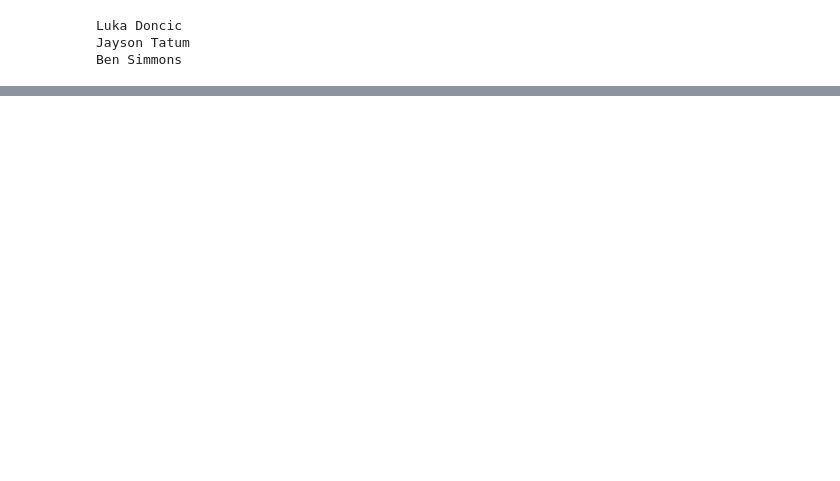
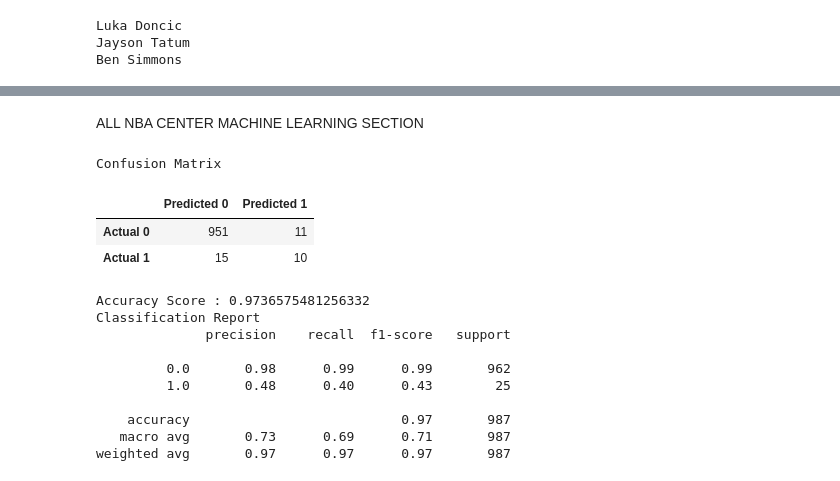
Before and after one commit to AForbis/Bootcamp_Final_Project, a Jupyter notebook: final_project_segment.ipynb, the cells around one changed output, grey strips where cells are left out. Saved outputs shown, nothing was run; the diff lists cells and outputs as text; code cells hidden in the pictures; blank space fills up the shorter version.

```diff
--- a/final_project_segment.ipynb
+++ b/final_project_segment.ipynb
@@ -104,11 +169,10 @@ Season_Stats_ML_DF['is_Center'] = Season_Stats_ML_DF['Pos'].apply(lambda pos: is
 # %%
 #Drop the Pos Column since we have dummy columns
 Season_Stats_ML_DF=Season_Stats_ML_DF.drop(['Pos'],axis=1)
-# %%
-#make dummies for team
-Season_Stats_ML_DF = pd.get_dummies(Season_Stats_ML_DF,columns=['Tm','Year_season_start'])
 # %%
-# drop year end and player name
+# drop year  and player name
 Season_Stats_ML_DF=Season_Stats_ML_DF.drop(['Year_season_end','Player'],axis=1)
-Season_Stats_ML_DF.head()
+Season_Stats_ML_DF=Season_Stats_ML_DF.drop(['Year_season_start'],axis=1)
+
+Season_Stats_ML_DF.columns
 # %% [output]
@@ -178,0 +201,5 @@ X_test_scaled = X_scaler.transform(X_test)
+# %%
+Season_Stats_ML_DF['3PAr'] = Season_Stats_ML_DF['3PAr'].fillna(int(0))
+Season_Stats_ML_DF['3P'] = Season_Stats_ML_DF['3P'].fillna(int(0))
+Season_Stats_ML_DF['3PA'] = Season_Stats_ML_DF['3PA'].fillna(int(0))
+Season_Stats_ML_DF['3P_pct'] = Season_Stats_ML_DF['3P_pct'].fillna(int(0))
@@ -179,27 +210,75 @@ X_test_scaled = X_scaler.transform(X_test)
+# %%
+# Fill null values with zero
+for col in list(Season_Stats_ML_DF.columns):
+    Season_Stats_ML_DF[col] = Season_Stats_ML_DF[col].fillna(int(0))
+# %% [markdown]
+ALL NBA CENTER MACHINE LEARNING SECTION
 # %%
-import pandas as pd
-from path import Path
+#Create Dataset for X & y, make sure it is only centers...we don't need guard or forward data her
+
+X = Season_Stats_ML_DF[Season_Stats_ML_DF.is_Center==1]
+X = X.drop(['AllNBA_Center','AllNBA_Forward','AllNBA_Guard','is_Guard','is_Center','is_Forward'], axis=1)
+X = X.drop(['Tm_1st','Tm_2nd','Tm_3rd'], axis=1)
+#I dont think team is that important
+X = X.drop(['Tm'], axis=1)
+y = Season_Stats_ML_DF[Season_Stats_ML_DF.is_Center==1]
+y = y["AllNBA_Center"].values.reshape(-1, 1)
+
+# Splitting into Train and Test sets
+# Creating StandardScaler instance
+# Fitting Standard Scaller
+# Scaling data
+
+from sklearn.model_selection import train_test_split
+from sklearn.preprocessing import StandardScaler
+
+X_train, X_test, y_train, y_test = train_test_split(X, y, random_state=78)
+
+scaler = StandardScaler()
+X_scaler = scaler.fit(X_train)
+
+X_train_scaled = X_scaler.transform(X_train)
+X_test_scaled = X_scaler.transform(X_test)
+
 from sklearn import tree
-from sklearn.preprocessing import StandardScaler
-from sklearn.model_selection import train_test_split
 from sklearn.metrics import confusion_matrix, accuracy_score, classification_report
-from sklearn import tree
+
+
 # Creating the decision tree classifier instance
 model = tree.DecisionTreeClassifier()
 
 model = model.fit(X_train_scaled, y_train)
 
 # Making predictions using the testing data
 predictions = model.predict(X_test_scaled)
-predictions
-
-
 
 # Calculating the confusion matrix
 cm = confusion_matrix(y_test, predictions)
 cm_df = pd.DataFrame(
     cm, index=["Actual 0", "Actual 1"], columns=["Predicted 0", "Predicted 1"]
 )
 
 # Calculating the accuracy score
 acc_score = accuracy_score(y_test, predictions)
+
+# Displaying results
+print("Confusion Matrix")
+display(cm_df)
+print(f"Accuracy Score : {acc_score}")
+print("Classification Report")
+print(classification_report(y_test, predictions))
+# %% [output]
+Confusion Matrix
+|  | Predicted 0 | Predicted 1 |
+| Actual 0 | 951 | 11 |
+| Actual 1 | 15 | 10 |
+Accuracy Score : 0.9736575481256332
+Classification Report
+              precision    recall  f1-score   support
+
+         0.0       0.98      0.99      0.99       962
+         1.0       0.48      0.40      0.43        25
+
+    accuracy                           0.97       987
+   macro avg       0.73      0.69      0.71       987
+weighted avg       0.97      0.97      0.97       987
```
Also changed, not shown: parts of 31 cells of this notebook.
